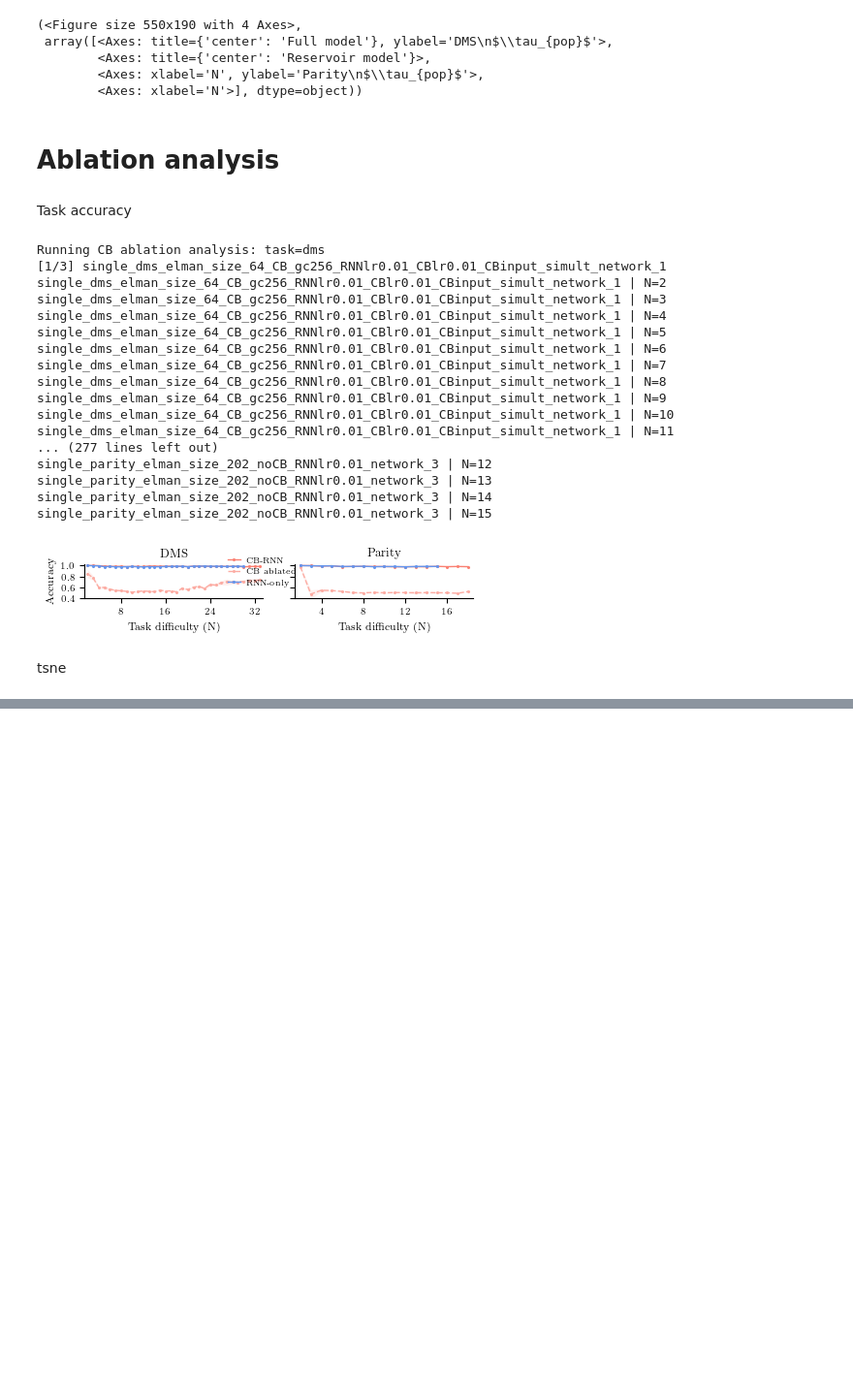
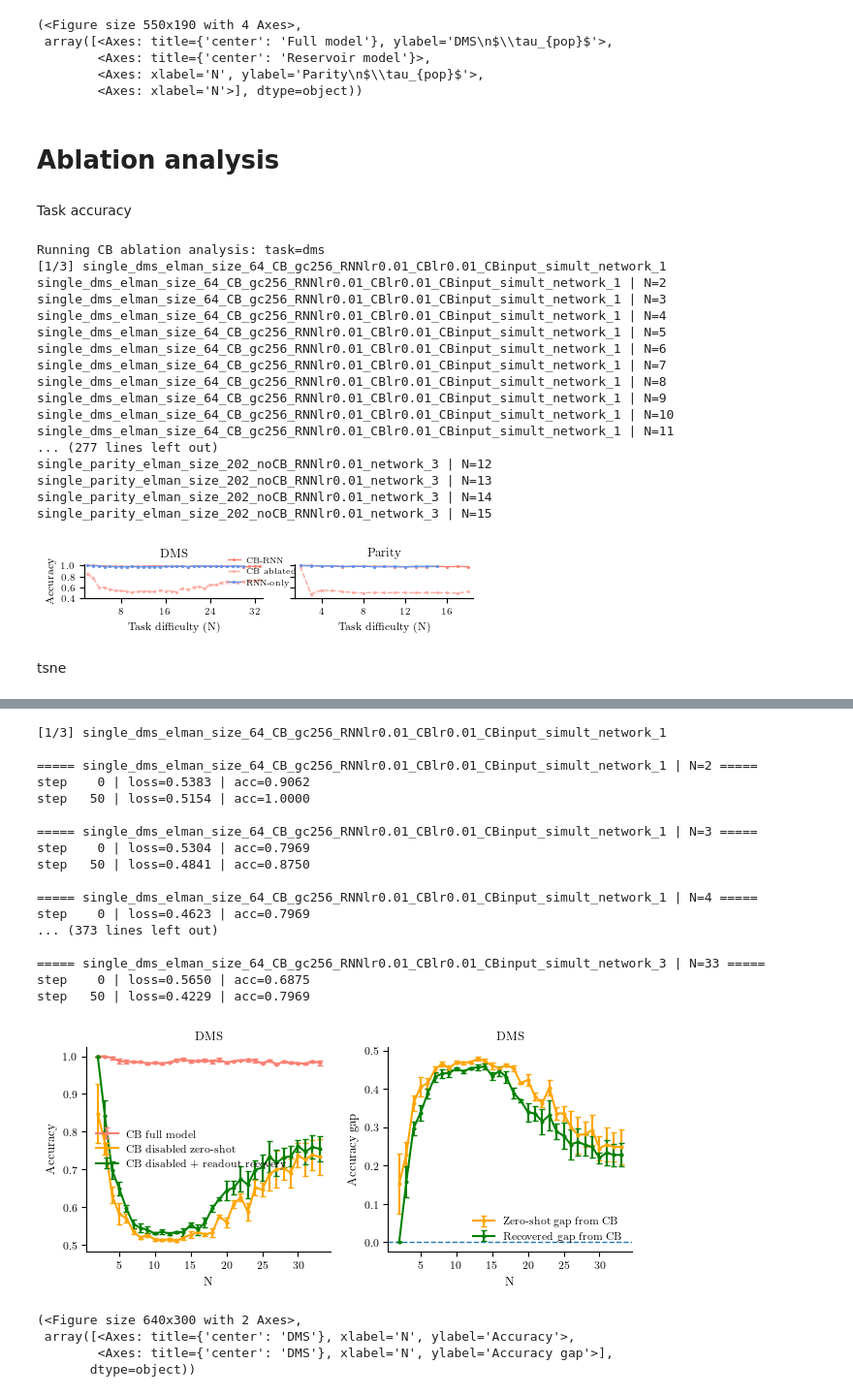
Before and after one commit to AlexVoce/Cortico-cerebellar_RNNs, a Jupyter notebook: neat_analysis.ipynb, the cells around one changed output, grey strips where cells are left out. Shown at 97% size. Drawn from its saved outputs; the diff is of its cells as text; code cells hidden in the pictures; blank space fills up the shorter version.

```diff
--- a/neat_analysis.ipynb
+++ b/neat_analysis.ipynb
@@ -665,13 +642,8 @@ from ablation import (
     summarize_rnnonly_many_runs,
 )
 
-from tasks import make_batch_mtstyle_dms, make_batch_mtstyle_parity
+from tasks.tasks_using import make_batch_mtstyle_dms, make_batch_mtstyle_parity
 
-
-ROOT = Path(
-    "/Users/alex/Desktop/PhD /Y1 Xmas Term/CB_PFC_Model1/draft2/draft3/"
-    "cb_pfc2/cb_pfc2/Curriculum_learning/rnn_timescale_public-main/results"
-)
 
 NETWORKS = (1, 2, 3)
 
@@ -684,7 +656,7 @@ COMMON_KWARGS = dict(
 
 
 def make_network_paths(base_dir, pattern, networks=NETWORKS):
-    base_dir = ROOT / base_dir
+    base_dir = RESULTS_DIR / base_dir
     return [str(base_dir / pattern.format(i=i)) for i in networks]
 
 
@@ -696,7 +668,7 @@ RUN_GROUPS = {
             "single_dms_elman_size_64_CB_gc256_RNNlr0.01_CBlr0.01_CBinput_simult_network_{i}",
         ),
         "rnn_paths": make_network_paths(
-            "dms_multistyle_repeats",
+            "single_task/dms_multistyle_repeats",
             "single_dms_elman_size_202_noCB_RNNlr0.01_network_{i}",
         ),
     },
@@ -708,7 +680,7 @@ RUN_GROUPS = {
             "single_parity_elman_size_64_CB_gc256_RNNlr0.01_CBlr0.01_CBinput_simult_network_{i}",
         ),
         "rnn_paths": make_network_paths(
-            "parity_multistyle_repeats",
+            "single_task/parity_multistyle_repeats",
             "single_parity_elman_size_202_noCB_RNNlr0.01_network_{i}",
         ),
     },
@@ -895,0 +867,57 @@ fig, axs = plot_hidden_class_points_two_tasks_tsne_1row4(
+# %%
+from pathlib import Path
+from tasks.tasks_using import make_batch_mtstyle_dms, make_batch_mtstyle_parity
+
+from readout_ablation import (
+    run_cb_disabled_readout_recovery_across_multiple_runs,
+    summarize_cb_disabled_readout_recovery_across_runs,
+    plot_cb_disabled_readout_recovery,
+)
+
+
+def make_network_paths(base_dir, pattern, networks=(1, 2, 3)):
+    base_dir = RESULTS_DIR / base_dir
+    return [str(base_dir / pattern.format(i=i)) for i in networks]
+
+cb_dms_paths = make_network_paths(
+    "reservoir_comparisons/dms",
+    "single_dms_elman_size_64_CB_gc256_RNNlr0.01_CBlr0.01_CBinput_simult_network_{i}",
+)
+
+df_recovery_dms = run_cb_disabled_readout_recovery_across_multiple_runs(
+    cb_run_paths=cb_dms_paths,
+    batch_fn=make_batch_mtstyle_dms,
+    batch_size=64,
+    n_train_steps=100,
+    lr=1e-2,
+    head_idx=0,
+    device="cpu",
+    eval_batches=50,
+)
+
+summary_recovery_dms = summarize_cb_disabled_readout_recovery_across_runs(
+    df_recovery_dms
+)
+# %% [output]
+[1/3] single_dms_elman_size_64_CB_gc256_RNNlr0.01_CBlr0.01_CBinput_simult_network_1
+
+===== single_dms_elman_size_64_CB_gc256_RNNlr0.01_CBlr0.01_CBinput_simult_network_1 | N=2 =====
+step    0 | loss=0.5383 | acc=0.9062
+step   50 | loss=0.5154 | acc=1.0000
+
+===== single_dms_elman_size_64_CB_gc256_RNNlr0.01_CBlr0.01_CBinput_simult_network_1 | N=3 =====
+step    0 | loss=0.5304 | acc=0.7969
+step   50 | loss=0.4841 | acc=0.8750
+
+===== single_dms_elman_size_64_CB_gc256_RNNlr0.01_CBlr0.01_CBinput_simult_network_1 | N=4 =====
+step    0 | loss=0.4623 | acc=0.7969
+... (373 lines left out)
+
+===== single_dms_elman_size_64_CB_gc256_RNNlr0.01_CBlr0.01_CBinput_simult_network_3 | N=33 =====
+step    0 | loss=0.5650 | acc=0.6875
+step   50 | loss=0.4229 | acc=0.7969
+[figure, added]
+(<Figure size 640x300 with 2 Axes>,
+ array([<Axes: title={'center': 'DMS'}, xlabel='N', ylabel='Accuracy'>,
+        <Axes: title={'center': 'DMS'}, xlabel='N', ylabel='Accuracy gap'>],
+       dtype=object))
```
Also changed, not shown: parts of 12 cells of this notebook, 13 other files.
